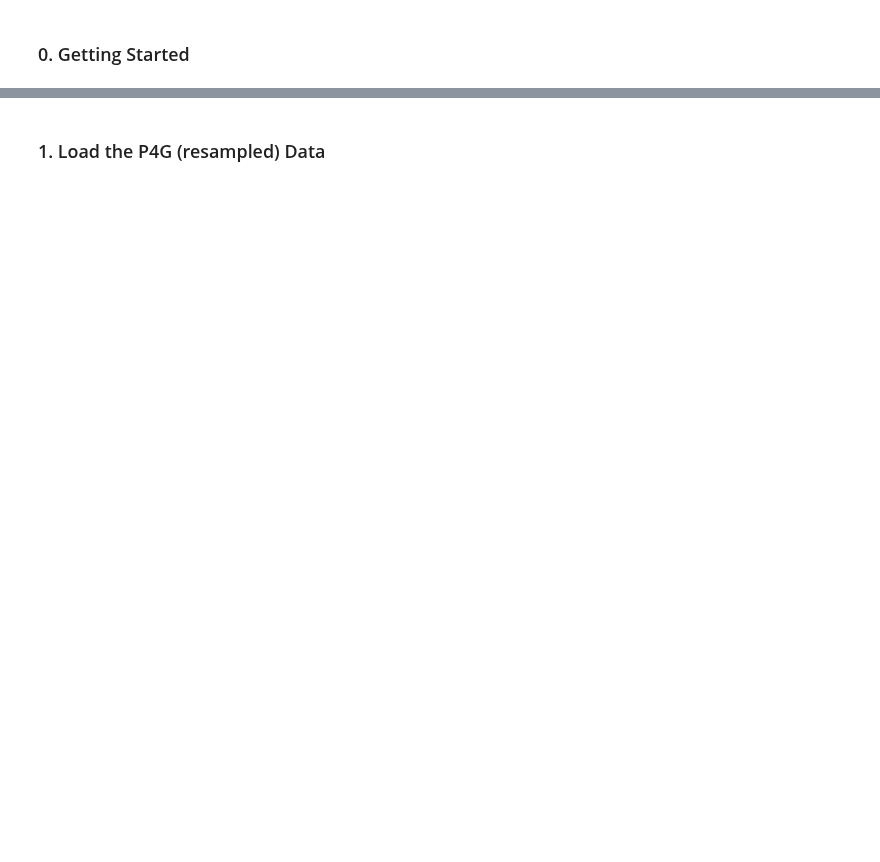
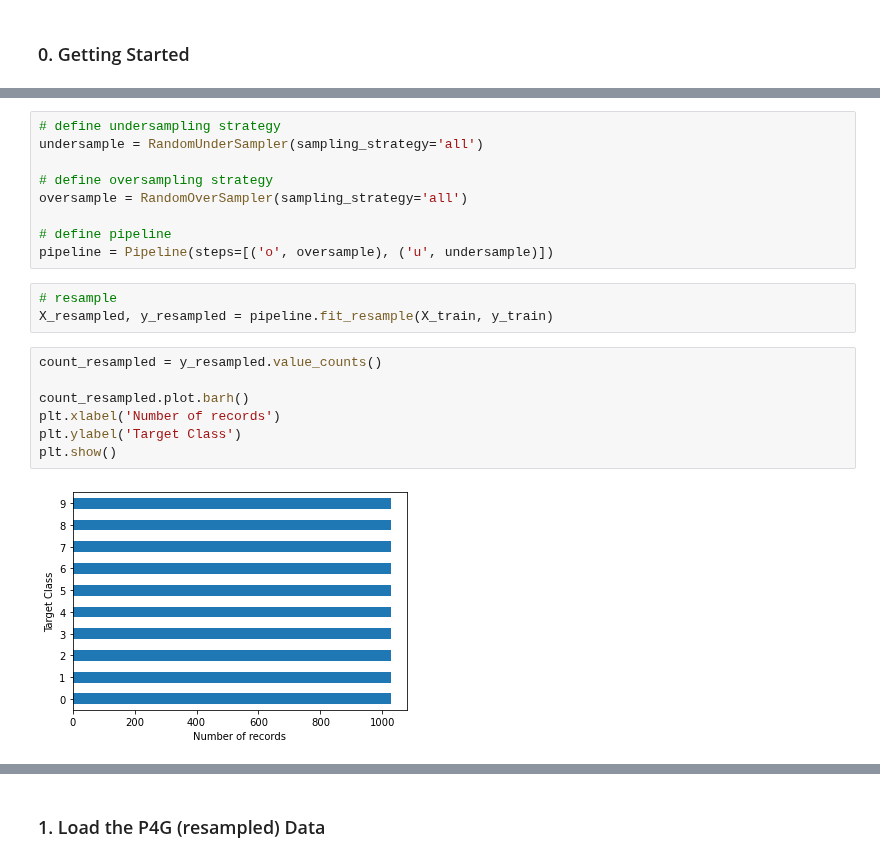
Before and after one commit to SRI-CSL/signal-public, a Jupyter notebook: colabs/transfer-learn-persuasion.ipynb, the cells around one changed output, grey strips where cells are left out. Cells and saved outputs as stored; diff of their text form; blank space fills up the shorter version.

```diff
--- a/colabs/transfer-learn-persuasion.ipynb
+++ b/colabs/transfer-learn-persuasion.ipynb
@@ -43,0 +309,21 @@ from sklearn.metrics import accuracy_score, confusion_matrix, classification_rep
+# %%
+# define undersampling strategy
+undersample = RandomUnderSampler(sampling_strategy='all')
+
+# define oversampling strategy
+oversample = RandomOverSampler(sampling_strategy='all')
+
+# define pipeline
+pipeline = Pipeline(steps=[('o', oversample), ('u', undersample)])
+# %%
+# resample
+X_resampled, y_resampled = pipeline.fit_resample(X_train, y_train)
+# %%
+count_resampled = y_resampled.value_counts()
+
+count_resampled.plot.barh()
+plt.xlabel('Number of records')
+plt.ylabel('Target Class')
+plt.show()
+# %% [output]
+[figure, added]
```
Also changed, not shown: parts of 63 cells of this notebook, 7 other files.
